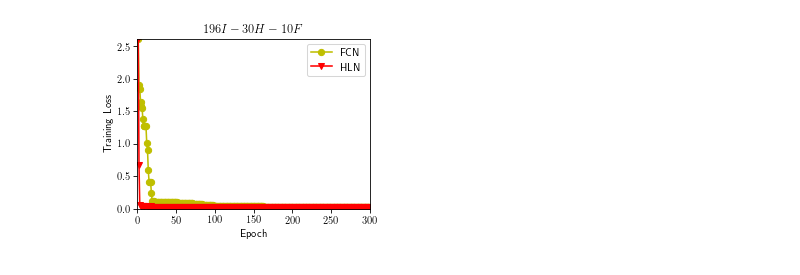
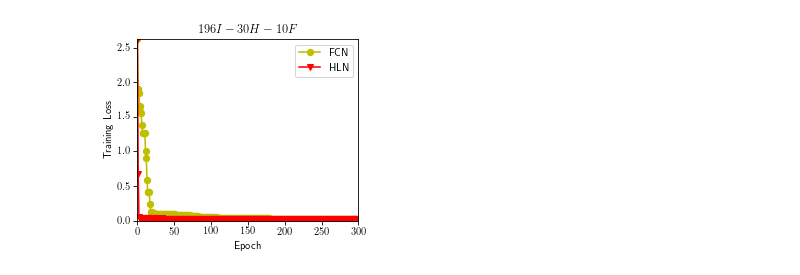
Before and after one commit to hiroki-kyoto/hybrid-learning-net, a Jupyter notebook: Untitled.ipynb, the cells around one changed output. Cells and saved outputs as stored; diff of their text form; code cells hidden in the pictures.

```diff
--- a/Untitled.ipynb
+++ b/Untitled.ipynb
@@ -284,9 +264,20 @@ for k in range(ntest):
 # draw first graph
 #plt.figure(dpi=100,figsize=[15,4])
 #plt.subplot(1,4,1)
-plt.figure(dpi=75,figsize=[4,3])
-plt.plot(t_bp[0,:], l_bp[0,:], 'yo-')
-plt.plot(t_hl[0,:], l_hl[0,:], 'rv-')
+plt.figure(dpi=75,figsize=[3.8,3.2])
+
+d = 1
+x = np.zeros(n1/d)
+y1 = np.zeros(n1/d)
+y2 = np.zeros(n1/d)
+for i in range(n1/d):
+    x[i] = d*i+d/2
+    y1[i] = np.sum(l_bp[0,d*i:d*i+d])/d
+    y2[i] = np.sum(l_hl[0,d*i:d*i+d])/d
+plt.plot(x, y1, 'yo-')
+plt.plot(x, y2, 'rv-')
+#plt.plot(t_bp[0,:], l_bp[0,:], 'yo-')
+#plt.plot(t_hl[0,:], l_hl[0,:], 'rv-')
 plt.legend(['FCN', 'HLN'])
 plt.title(r'$196I-30H-10F$')
 plt.xlabel('Epoch')
@@ -296,9 +287,20 @@ plt.savefig('mnist_training_loss_1.pdf',dpi=75)
 
 # draw another test
 #plt.subplot(1,4,2)
-plt.figure(dpi=75,figsize=[4,3])
-plt.plot(t_bp[1,:], l_bp[1,:], 'yo-')
-plt.plot(t_hl[1,:], l_hl[1,:], 'rv-')
+plt.figure(dpi=75,figsize=[3.8,3.2])
+
+d = 1
+x = np.zeros(n1/d)
+y1 = np.zeros(n1/d)
+y2 = np.zeros(n1/d)
+for i in range(n1/d):
+    x[i] = d*i+d/2
+    y1[i] = np.sum(l_bp[1,d*i:d*i+d])/d
+    y2[i] = np.sum(l_hl[1,d*i:d*i+d])/d
+plt.plot(x, y1, 'yo-')
+plt.plot(x, y2, 'rv-')
+#plt.plot(t_bp[1,:], l_bp[1,:], 'yo-')
+#plt.plot(t_hl[1,:], l_hl[1,:], 'rv-')
 plt.legend(['FCN', 'HLN'])
 plt.title(r'$196I-30H-20H-10F$')
 plt.xlabel('Epoch')
@@ -308,9 +310,20 @@ plt.savefig('mnist_training_loss_2.pdf',dpi=75)
 
 # draw the third test
 #plt.subplot(1,4,3)
-plt.figure(dpi=75,figsize=[4,3])
-plt.plot(t_bp[2,:], l_bp[2,:], 'yo-')
-plt.plot(t_hl[2,:], l_hl[2,:], 'rv-')
+plt.figure(dpi=75,figsize=[3.8,3.2])
+
+d = 1
+x = np.zeros(n1/d)
+y1 = np.zeros(n1/d)
+y2 = np.zeros(n1/d)
+for i in range(n1/d):
+    x[i] = d*i+d/2
+    y1[i] = np.sum(l_bp[2,d*i:d*i+d])/d
+    y2[i] = np.sum(l_hl[2,d*i:d*i+d])/d
+plt.plot(x, y1, 'yo-')
+plt.plot(x, y2, 'rv-')
+#plt.plot(t_bp[2,:], l_bp[2,:], 'yo-')
+#plt.plot(t_hl[2,:], l_hl[2,:], 'rv-')
 plt.legend(['FCN', 'HLN'])
 plt.title(r'$784I-30H-10F$')
 plt.xlabel('Epoch')
@@ -320,9 +333,20 @@ plt.savefig('mnist_training_loss_3.pdf',dpi=75)
 
 # draw the fourth test
 #plt.subplot(1,4,4)
-plt.figure(dpi=75,figsize=[4,3])
-plt.plot(t_bp_4[0,:], l_bp_4[0,:], 'yo-')
-plt.plot(t_hl_4[0,:], l_hl_4[0,:], 'rv-')
+plt.figure(dpi=75,figsize=[3.8,3.2])
+
+d = 1
+x = np.zeros(n1/d)
+y1 = np.zeros(n1/d)
+y2 = np.zeros(n1/d)
+for i in range(n1/d):
+    x[i] = d*i+d/2
+    y1[i] = np.sum(l_bp_4[0,d*i:d*i+d])/d
+    y2[i] = np.sum(l_hl_4[0,d*i:d*i+d])/d
+plt.plot(x, y1, 'yo-')
+plt.plot(x, y2, 'rv-')
+#plt.plot(t_bp_4[0,:], l_bp_4[0,:], 'yo-')
+#plt.plot(t_hl_4[0,:], l_hl_4[0,:], 'rv-')
 plt.legend(['FCN', 'HLN'])
 plt.title(r'$784I-30H-20H-10F$')
 plt.xlabel('Epoch')
@@ -335,7 +359,7 @@ plt.savefig('mnist_training_loss_4.pdf',dpi=75)
 
 # draw first graph
 #plt.figure(dpi=100,figsize=[15,4])
-plt.figure(dpi=75,figsize=[4,3])
+plt.figure(dpi=75,figsize=[3.8,3.2])
 #plt.subplot(1,4,1)
 plt.plot(t_bp[0,:], a_bp[0,:], 'yo-')
 plt.plot(t_hl[0,:], a_hl[0,:], 'rv-')
@@ -347,7 +371,7 @@ plt.axis([0, n1, 0, max(max(a_bp[0,:]),max(a_hl[0,:]))])
 plt.savefig('mnist_testing_accuracy_1.pdf',dpi=75)
 
 # draw second test
-plt.figure(dpi=75,figsize=[4,3])
+plt.figure(dpi=75,figsize=[3.8,3.2])
 #plt.subplot(1,4,2)
 plt.plot(t_bp[1,:], a_bp[1,:], 'yo-')
 plt.plot(t_hl[1,:], a_hl[1,:], 'rv-')
@@ -360,7 +384,7 @@ plt.savefig('mnist_testing_accuracy_2.pdf',dpi=75)
 
 # draw THIRD test
 #plt.subplot(1,4,3)
-plt.figure(dpi=75,figsize=[4,3])
+plt.figure(dpi=75,figsize=[3.8,3.2])
 plt.plot(t_bp[2,:], a_bp[2,:], 'yo-')
 plt.plot(t_hl[2,:], a_hl[2,:], 'rv-')
 plt.legend(['FCN', 'HLN'])
@@ -372,7 +396,7 @@ plt.savefig('mnist_testing_accuracy_3.pdf',dpi=75)
 
 # draw FOURTH test
 #plt.subplot(1,4,4)
-plt.figure(dpi=75,figsize=[4,3])
+plt.figure(dpi=75,figsize=[3.8,3.2])
 plt.plot(t_bp_4[0,:], a_bp_4[0,:], 'yo-')
 plt.plot(t_hl_4[0,:], a_hl_4[0,:], 'rv-')
 plt.legend(['FCN', 'HLN'])
@@ -418,7 +442,7 @@ for i in range(n):
     s_hl_1[i] = float(arr[3])
 # draw the sparsity graph
 #plt.figure(dpi=100,figsize=[15,4])
-plt.figure(dpi=75,figsize=[4,3])
+plt.figure(dpi=75,figsize=[3.8,3.2])
 #plt.subplot(1,4,1)
 plt.plot(range(n), s_bp_1, 'yo-')
 plt.plot(range(n), s_hl_1, 'rv-')
@@ -465,7 +489,7 @@ for i in range(n):
     s_hl_2[1,i] = float(arr[4])
 # draw the sparsity graph
 #plt.subplot(1,4,2)
-plt.figure(dpi=75,figsize=[4,3])
+plt.figure(dpi=75,figsize=[3.8,3.2])
 plt.plot(range(n), s_bp_2[0,:], 'yo-')
 plt.plot(range(n), s_hl_2[0,:], 'rv-')
 plt.plot(range(n), s_bp_2[1,:], 'y>-')
@@ -510,7 +534,7 @@ for i in range(n):
     s_hl_3[i] = float(arr[3])
 # draw the sparsity graph
 #plt.subplot(1,4,3)
-plt.figure(dpi=75,figsize=[4,3])
+plt.figure(dpi=75,figsize=[3.8,3.2])
 plt.plot(range(n), s_bp_3, 'yo-')
 plt.plot(range(n), s_hl_3, 'rv-')
 plt.legend(['FCN', 'HLN'])
@@ -542,32 +566,32 @@ for i in range(n):
 f = file(fp_hl[3])
 for i in range(n):
     s = f.readline()
     s = s.replace('\n', '')
     s = s.replace('[', '')
     s = s.replace(']', '')
     s = s.replace(' ', '*')
     s = s.replace('\t\t', '*')
     s = s.replace('\t', '*')
     s = s.replace('****', '*')
     s = s.replace('***', '*')
     s = s.replace('**', '*')
     arr = s.split('*')
     s_hl_4[0,i] = float(arr[3])
     s_hl_4[1,i] = float(arr[4])
 # draw the sparsity graph
 #plt.subplot(1,4,4)
-plt.figure(dpi=75,figsize=[4,3])
+plt.figure(dpi=75,figsize=[3.8,3.2])
 plt.plot(range(n), s_bp_4[0,:], 'yo-')
 plt.plot(range(n), s_hl_4[0,:], 'rv-')
 plt.plot(range(n), s_bp_4[1,:], 'y>-')
 plt.plot(range(n), s_hl_4[1,:], 'r+-')
 plt.legend(['FCN-H0', 'HLN-H0', 'FCN-H1', 'HLN-H1'])
 plt.xlabel('Epoch')
 plt.ylabel('The ratio of activated neurons')
 plt.axis([0, n, 0, 1.1])
 plt.title(r'$784I-30H-20H-10F$')
 plt.savefig('mnist_training_sparsity_4.pdf', dpi=75)
 
 #plt.savefig('mnist_training_sparsity.png', dpi=100)
 # %% [output]
-[figure, old version]
+[figure, new version]
```
Also changed, not shown: parts of 2 cells of this notebook, 44 other files.
